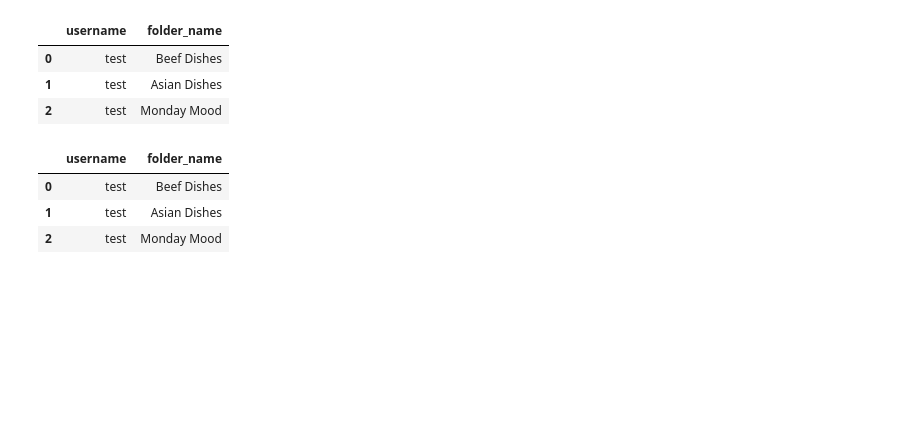
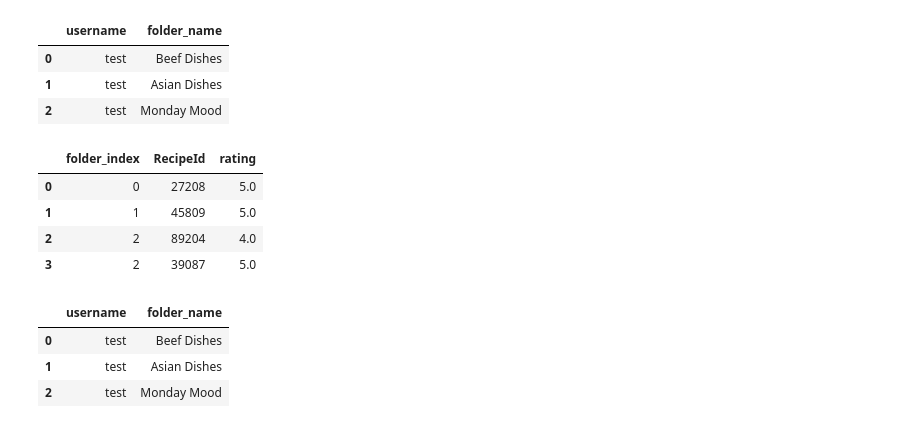
Before and after one commit to ManSmooth/se481-term-project, a Jupyter notebook: models/database.ipynb, the cells around one changed output. Saved outputs shown, nothing was run; the diff lists cells and outputs as text; code cells hidden in the pictures; blank space fills up the shorter version.

```diff
--- a/models/database.ipynb
+++ b/models/database.ipynb
@@ -47,8 +51,18 @@ folder_df
 | 1 | test | Asian Dishes |
 | 2 | test | Monday Mood |
 # %%
-bookmark_df = pd.DataFrame([[0, 27208, 5.0], [1, 45809, 5.0], [2, 89204, 4.0], [2, 39087, 5.0]], columns=["folder_index", "RecipeID", "rating"])
+bookmark_df = pd.DataFrame(
+    [[0, 27208, 5.0], [1, 45809, 5.0], [2, 89204, 4.0], [2, 39087, 5.0]],
+    columns=["folder_index", "RecipeId", "rating"],
+)
 bookmark_df.to_parquet("~/resources/food/bookmark.parquet")
+bookmark_df
+# %% [output]
+|  | folder_index | RecipeId | rating |
+| 0 | 0 | 27208 | 5.0 |
+| 1 | 1 | 45809 | 5.0 |
+| 2 | 2 | 89204 | 4.0 |
+| 3 | 2 | 39087 | 5.0 |
 # %%
 def get_folder_username(username: string):
     return folder_df[folder_df["username"] == username]
```
Also changed, not shown: parts of 6 cells of this notebook, 12 other files.
